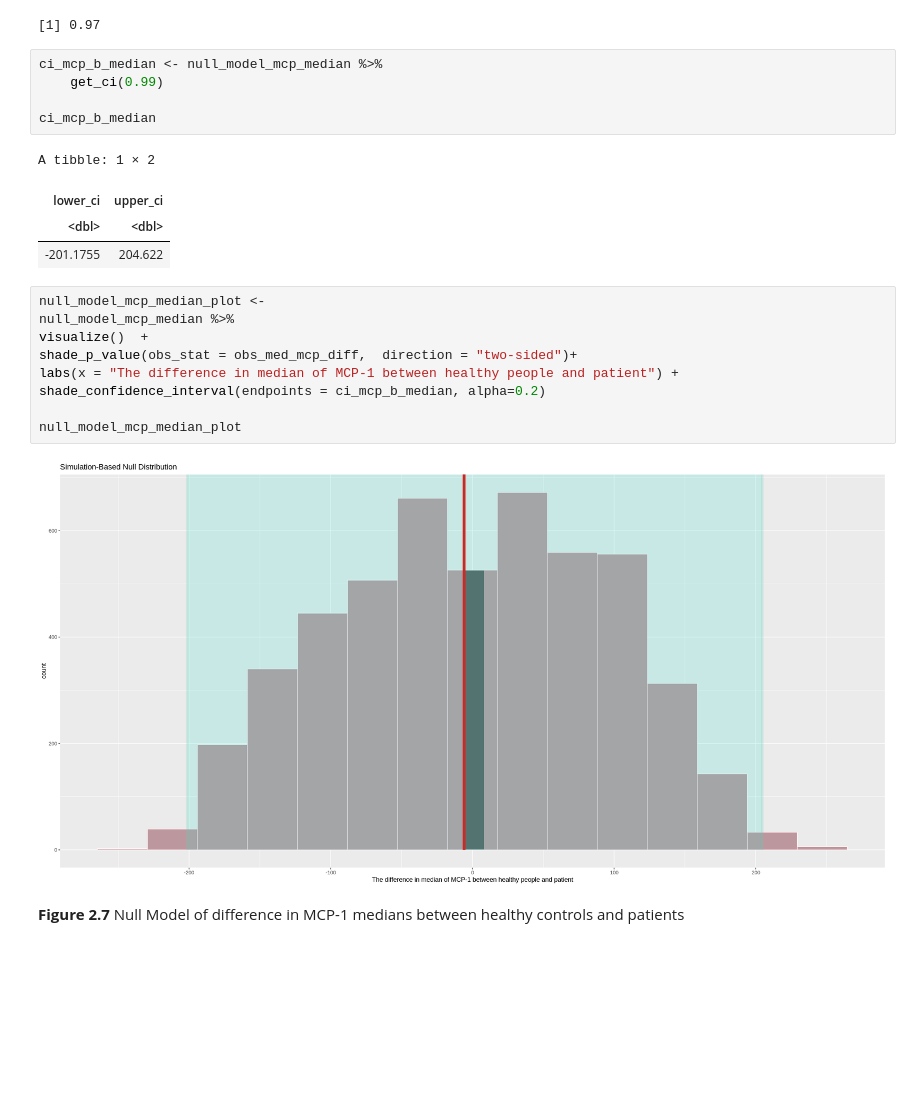
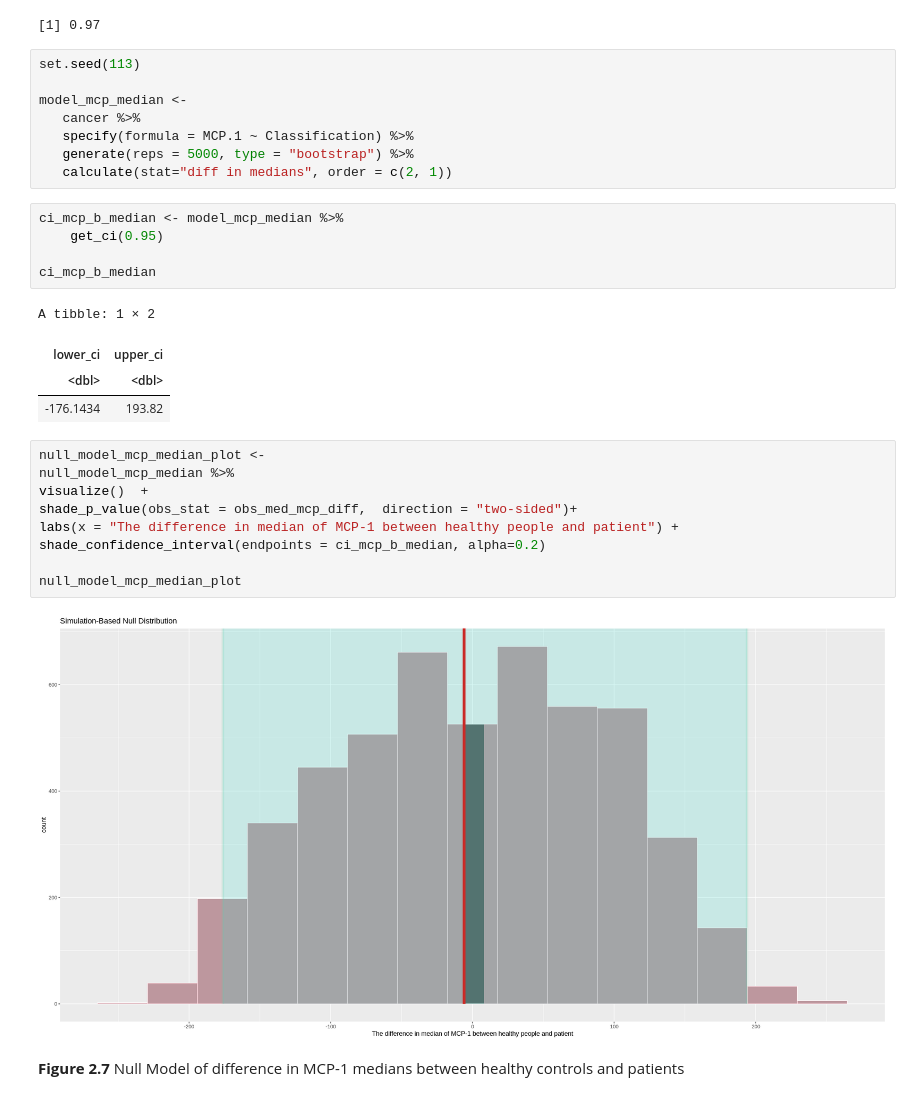
Before and after one commit to cpan0/breast-cancer-coimbra-dataset, a Jupyter notebook: final-report.ipynb, the cells around one changed output. Drawn from its saved outputs; the diff is of its cells as text; blank space fills up the shorter version.

```diff
--- a/final-report.ipynb
+++ b/final-report.ipynb
@@ -405,16 +421,24 @@ p_mcp_b_median <- null_model_mcp_median %>%
 p_mcp_b_median
 # %% [output]
 [1] 0.97
+# %%
+set.seed(113)
+
+model_mcp_median <-
+   cancer %>%
+   specify(formula = MCP.1 ~ Classification) %>%
+   generate(reps = 5000, type = "bootstrap") %>%
+   calculate(stat="diff in medians", order = c(2, 1))
 # %%
-ci_mcp_b_median <- null_model_mcp_median %>%
-    get_ci(0.99)
+ci_mcp_b_median <- model_mcp_median %>%
+    get_ci(0.95)
 
 ci_mcp_b_median
 # %% [output]
 A tibble: 1 × 2
 | lower_ci | upper_ci |
 | <dbl> | <dbl> |
-| -201.1755 | 204.622 |
+| -176.1434 | 193.82 |
 # %%
 null_model_mcp_median_plot <-
 null_model_mcp_median %>%
@@ -425,7 +449,7 @@ shade_confidence_interval(endpoints = ci_mcp_b_median, alpha=0.2)
 
 null_model_mcp_median_plot
 # %% [output]
-[figure, old version]
+[figure, new version]
 # %% [markdown]
 **Figure 2.7** Null Model of difference in MCP-1 medians between healthy controls and patients
 # %% [markdown]
```
Also changed, not shown: parts of 11 cells of this notebook.
